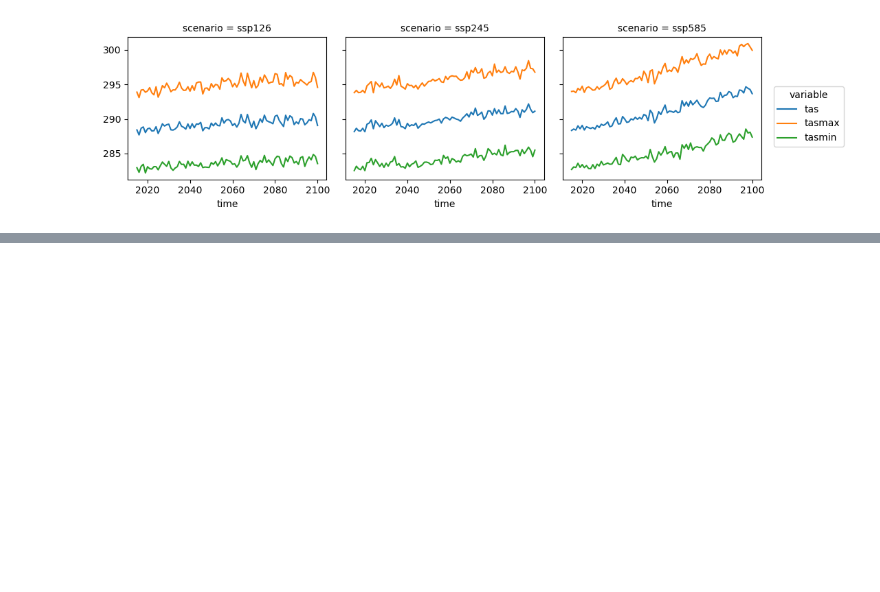
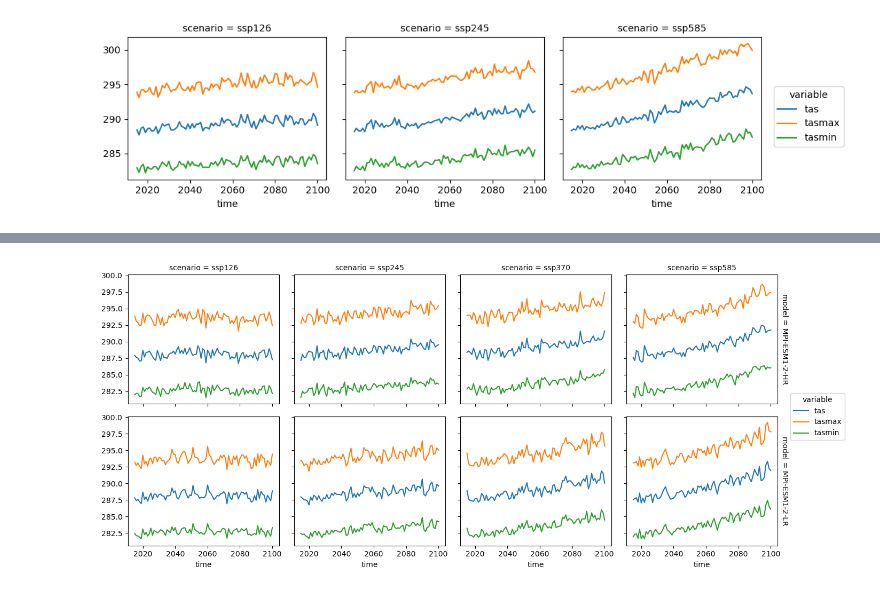
Before and after one commit to SantanderMetGroup/PTI-Clima-Datalab, a Jupyter notebook: Notebooks/python/PTI_NEX-GDDP-CMIP6_python.ipynb, the cells around one changed output, grey strips where cells are left out. Saved outputs shown, nothing was run; the diff lists cells and outputs as text; code cells hidden in the pictures; blank space fills up the shorter version.

Commit message:
added multimodel to NEX-GDDP-CMIP6

```diff
--- a/Notebooks/python/PTI_NEX-GDDP-CMIP6_python.ipynb
+++ b/Notebooks/python/PTI_NEX-GDDP-CMIP6_python.ipynb
@@ -82,0 +89,5 @@ plot = ts.plot.line(x="time", col="scenario", xticks=ts.coords["time"][5::20])
+# %%
+scenarios = ["ssp126", "ssp245", "ssp370", "ssp585"]
+model = "MPI-ESM"
+subset = gddp[((gddp["dataset"].str.contains(model)) & (gddp["dataset"].str.contains(domain)) & (gddp["experiment"].isin(scenarios)))]
+subset
@@ -82,0 +106,17 @@ plot = ts.plot.line(x="time", col="scenario", xticks=ts.coords["time"][5::20])
+# %%
+ds = xr.concat([
+    xr.concat(
+        [xr.open_dataset(endpoint)[["tas", "tasmax", "tasmin"]].chunk({"time": 3096}) for endpoint in subset["endpoint"].iloc[:4]],
+        dim=xr.Variable("scenario", scenarios),
+        coords="minimal",
+        compat="override"),
+    xr.concat(
+        [xr.open_dataset(endpoint)[["tas", "tasmax", "tasmin"]].chunk({"time": 3096}) for endpoint in subset["endpoint"].iloc[4:]],
+        dim=xr.Variable("scenario", scenarios),
+        coords="minimal",
+        compat="override")],
+    dim=xr.Variable("model", ["MPI-ESM1-2-HR", "MPI-ESM1-2-LR"]),
+    coords="minimal",
+    compat="override")
+
+ds
@@ -82,0 +190,4 @@ plot = ts.plot.line(x="time", col="scenario", xticks=ts.coords["time"][5::20])
+# %%
+%%time
+
+ts = ds.mean(["lat", "lon"]).resample({"time": "YE"}).mean().compute(num_workers=4, scheduler="processes").convert_calendar("standard", use_cftime=False, align_on="date").to_array(dim="variable")
@@ -82,0 +197,4 @@ plot = ts.plot.line(x="time", col="scenario", xticks=ts.coords["time"][5::20])
+# %%
+plot = ts.plot.line(x="time", col="scenario", row="model", xticks=ts.coords["time"][5::20])
+# %% [output]
+[figure, added]
```
Also changed, not shown: parts of 7 cells of this notebook.
